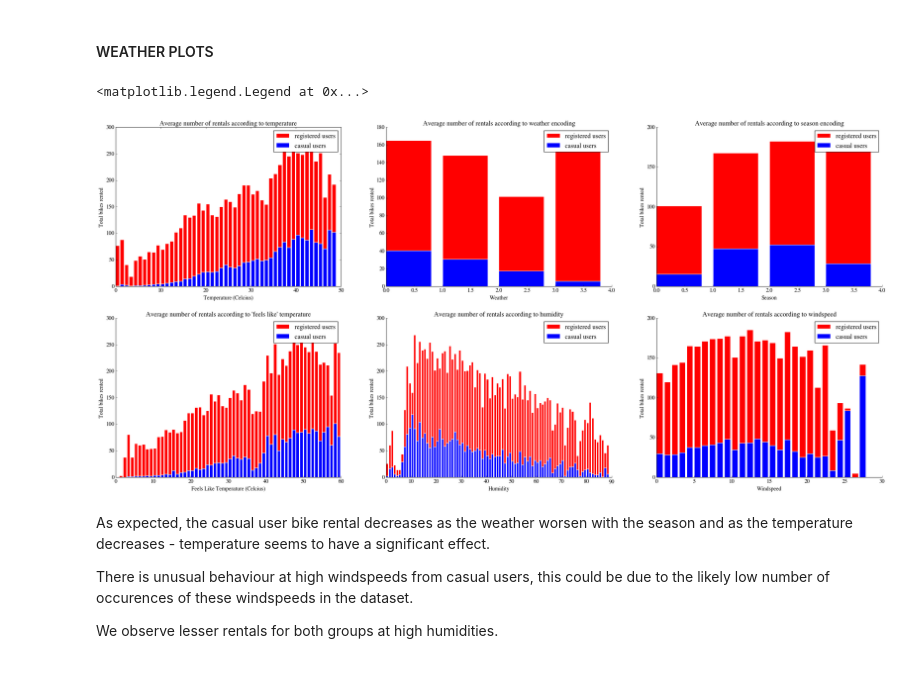
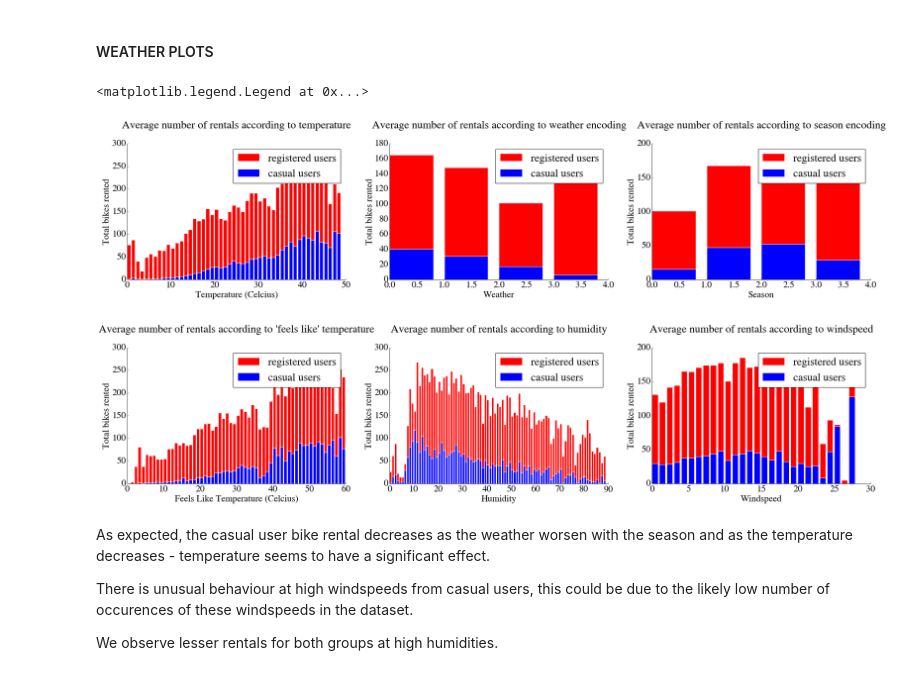
Before and after one commit to fraser-campbell/Machine-Learning-Projects, a Jupyter notebook: Bike Sharing/Bike Sharing.ipynb, the cells around one changed output. Cells and saved outputs as stored; diff of their text form; code cells hidden in the pictures.

```diff
--- a/Bike Sharing/Bike Sharing.ipynb
+++ b/Bike Sharing/Bike Sharing.ipynb
@@ -21,7 +21,7 @@ rcParams['figure.dpi'] = 150
 rcParams['axes.color_cycle'] = dark2_colors
 rcParams['lines.linewidth'] = 2
 rcParams['axes.facecolor'] = 'white'
-rcParams['font.size'] = 14
+rcParams['font.size'] = 24
 rcParams['patch.edgecolor'] = 'white'
 rcParams['patch.facecolor'] = dark2_colors[0]
 rcParams['font.family'] = 'StixGeneral'
@@ -247,6 +248,7 @@ The two final plots show that there is an increase in casual user bike rentals d
 #### WEATHER PLOTS
 # %%
 fig, axes=plt.subplots(figsize=(35, 16), nrows=2, ncols=3)
+fig.subplots_adjust(hspace = 0.5)
 
 sum_dataREG = data.groupby('temp').registered.sum()
 count_dataREG = data.groupby('temp').registered.count()
@@ -257,10 +259,10 @@ average_dataCAS = sum_dataCAS / count_dataCAS
 index = np.arange(len(sum_dataCAS))
 axes[0][0].bar(index, average_dataREG, color = "r", label = "registered users")
 axes[0][0].bar(index, average_dataCAS, color = "b", label = "casual users")
-remove_border([0][0])
+remove_border(axes[0][0])
 axes[0][0].set_ylabel("Total bikes rented")
 axes[0][0].set_xlabel("Temperature (Celcius)")
-axes[0][0].set_title("Average number of rentals according to temperature")
+axes[0][0].set_title("Average number of rentals according to temperature", y=1.1)
 axes[0][0].legend()
 
 sum_dataREG = data.groupby('weather').registered.sum()
@@ -275,7 +277,7 @@ axes[0][1].bar(index, average_dataCAS, color = "b", label = "casual users")
 remove_border(axes[0][1])
 axes[0][1].set_ylabel("Total bikes rented")
 axes[0][1].set_xlabel("Weather")
-axes[0][1].set_title("Average number of rentals according to weather encoding")
+axes[0][1].set_title("Average number of rentals according to weather encoding", y=1.1)
 axes[0][1].legend()
 
 sum_dataREG = data.groupby('season').registered.sum()
@@ -290,7 +292,7 @@ axes[0][2].bar(index, average_dataCAS, color = "b", label = "casual users")
 remove_border(axes[0][2])
 axes[0][2].set_ylabel("Total bikes rented")
 axes[0][2].set_xlabel("Season")
-axes[0][2].set_title("Average number of rentals according to season encoding")
+axes[0][2].set_title("Average number of rentals according to season encoding", y=1.1)
 axes[0][2].legend()
 
 sum_dataREG = data.groupby('atemp').registered.sum()
@@ -305,41 +307,41 @@ axes[1][0].bar(index, average_dataCAS, color = "b", label = "casual users")
 remove_border(axes[1][0])
 axes[1][0].set_ylabel("Total bikes rented")
 axes[1][0].set_xlabel("Feels Like Temperature (Celcius)")
-axes[1][0].set_title("Average number of rentals according to 'feels like' temperature")
+axes[1][0].set_title("Average number of rentals according to 'feels like' temperature", y=1.1)
 axes[1][0].legend()
 
 sum_dataREG = data.groupby('humidity').registered.sum()
 count_dataREG = data.groupby('humidity').registered.count()
 average_dataREG = sum_dataREG / count_dataREG
 sum_dataCAS = data.groupby('humidity').casual.sum()
 count_dataCAS = data.groupby('humidity').casual.count()
 average_dataCAS = sum_dataCAS / count_dataCAS
 index = np.arange(len(sum_dataCAS))
 axes[1][1].bar(index, average_dataREG, color = "r", label = "registered users")
 axes[1][1].bar(index, average_dataCAS, color = "b", label = "casual users")
 remove_border(axes[1][1])
 axes[1][1].set_ylabel("Total bikes rented")
 axes[1][1].set_xlabel("Humidity")
-axes[1][1].set_title("Average number of rentals according to humidity")
+axes[1][1].set_title("Average number of rentals according to humidity", y=1.1)
 axes[1][1].legend()
 
 sum_dataREG = data.groupby('windspeed').registered.sum()
 count_dataREG = data.groupby('windspeed').registered.count()
 average_dataREG = sum_dataREG / count_dataREG
 sum_dataCAS = data.groupby('windspeed').casual.sum()
 count_dataCAS = data.groupby('windspeed').casual.count()
 average_dataCAS = sum_dataCAS / count_dataCAS
 index = np.arange(len(sum_dataCAS))
 axes[1][2].bar(index, average_dataREG, color = "r", label = "registered users")
 axes[1][2].bar(index, average_dataCAS, color = "b", label = "casual users")
 remove_border(axes[1][2])
 axes[1][2].set_ylabel("Total bikes rented")
 axes[1][2].set_xlabel("Windspeed")
-axes[1][2].set_title("Average number of rentals according to windspeed")
+axes[1][2].set_title("Average number of rentals according to windspeed", y=1.1)
 axes[1][2].legend()
 # %% [output]
 <matplotlib.legend.Legend at 0x...>
-[figure, old version]
+[figure, new version]
 # %% [markdown]
 As expected, the casual user bike rental decreases as the weather worsen with the season and as the temperature decreases - temperature seems to have a significant effect.
 
```
Also changed, not shown: parts of 2 cells of this notebook.
